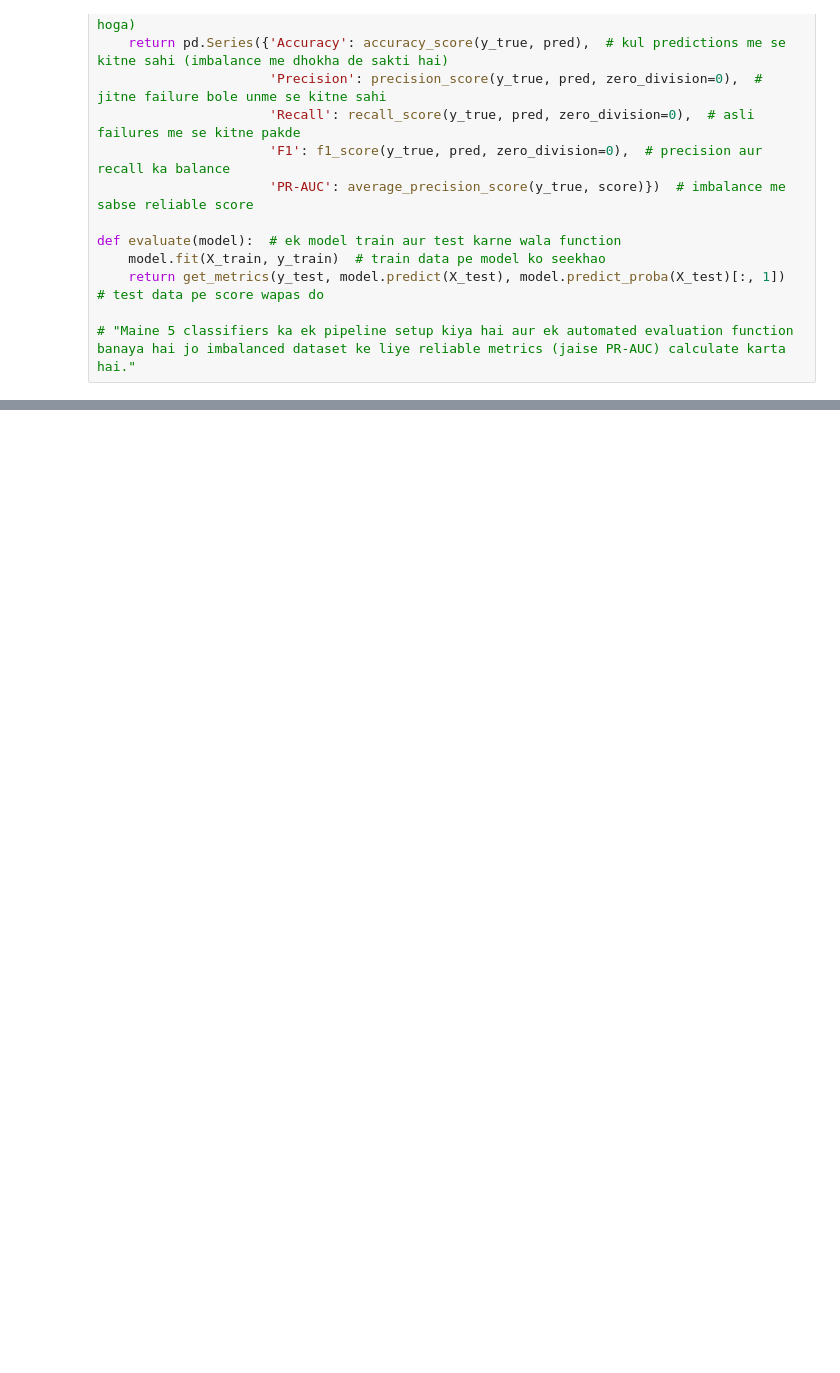
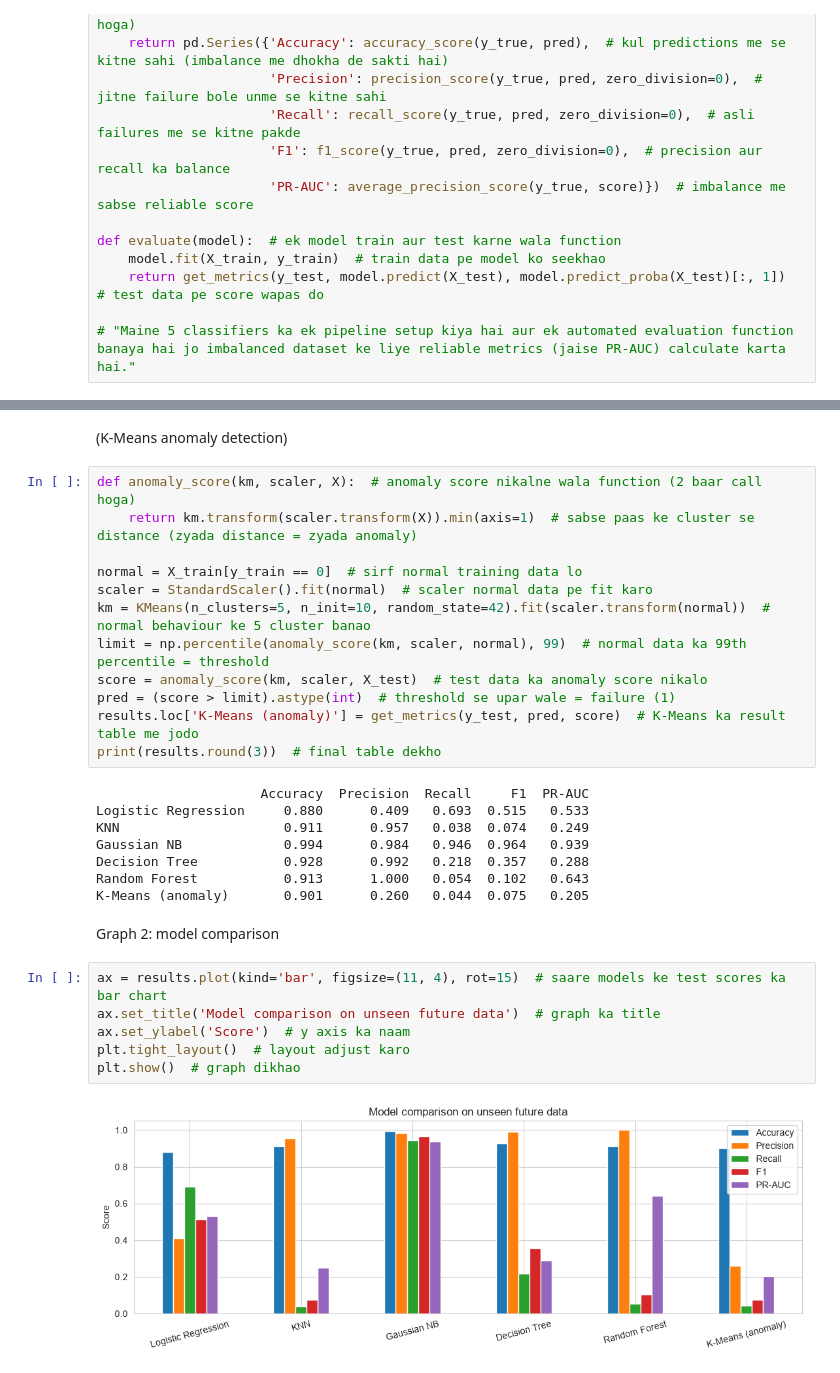
Before and after one commit to paramcgwala-crypto/param_pythonand_ml_turtle_graphic_proper_notation, a Jupyter notebook: basic_Tradition_programing_python/Ml_new_Project_omly_for_prctice/MetroPT3(AirCompressor).ipynb, the cells around one changed output, grey strips where cells are left out. Cells and saved outputs as stored; diff of their text form; blank space fills up the shorter version.

```diff
--- a/basic_Tradition_programing_python/Ml_new_Project_omly_for_prctice/MetroPT3(AirCompressor).ipynb
+++ b/basic_Tradition_programing_python/Ml_new_Project_omly_for_prctice/MetroPT3(AirCompressor).ipynb
@@ -237,0 +233,32 @@ Name: F1, dtype: float64
+# %% [markdown]
+(K-Means anomaly detection)
+# %%
+def anomaly_score(km, scaler, X):  # anomaly score nikalne wala function (2 baar call hoga)
+    return km.transform(scaler.transform(X)).min(axis=1)  # sabse paas ke cluster se distance (zyada distance = zyada anomaly)
+
+normal = X_train[y_train == 0]  # sirf normal training data lo
+scaler = StandardScaler().fit(normal)  # scaler normal data pe fit karo
+km = KMeans(n_clusters=5, n_init=10, random_state=42).fit(scaler.transform(normal))  # normal behaviour ke 5 cluster banao
+limit = np.percentile(anomaly_score(km, scaler, normal), 99)  # normal data ka 99th percentile = threshold
+score = anomaly_score(km, scaler, X_test)  # test data ka anomaly score nikalo
+pred = (score > limit).astype(int)  # threshold se upar wale = failure (1)
+results.loc['K-Means (anomaly)'] = get_metrics(y_test, pred, score)  # K-Means ka result table me jodo
+print(results.round(3))  # final table dekho
+# %% [output]
+                     Accuracy  Precision  Recall     F1  PR-AUC
+Logistic Regression     0.880      0.409   0.693  0.515   0.533
+KNN                     0.911      0.957   0.038  0.074   0.249
+Gaussian NB             0.994      0.984   0.946  0.964   0.939
+Decision Tree           0.928      0.992   0.218  0.357   0.288
+Random Forest           0.913      1.000   0.054  0.102   0.643
+K-Means (anomaly)       0.901      0.260   0.044  0.075   0.205
+# %% [markdown]
+Graph 2: model comparison
+# %%
+ax = results.plot(kind='bar', figsize=(11, 4), rot=15)  # saare models ke test scores ka bar chart
+ax.set_title('Model comparison on unseen future data')  # graph ka title
+ax.set_ylabel('Score')  # y axis ka naam
+plt.tight_layout()  # layout adjust karo
+plt.show()  # graph dikhao
+# %% [output]
+[figure, added]
```
Also changed, not shown: parts of 9 cells of this notebook.
